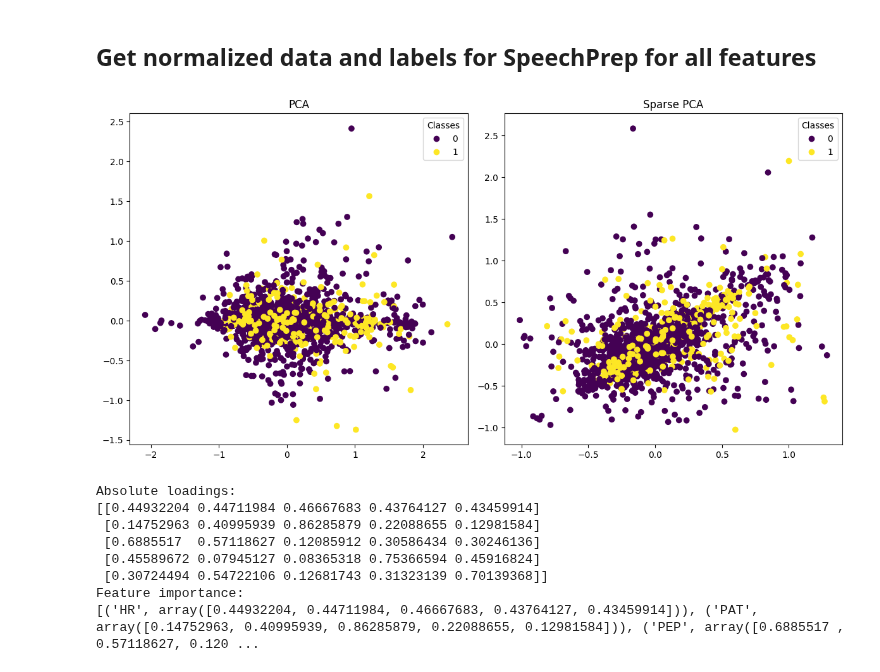
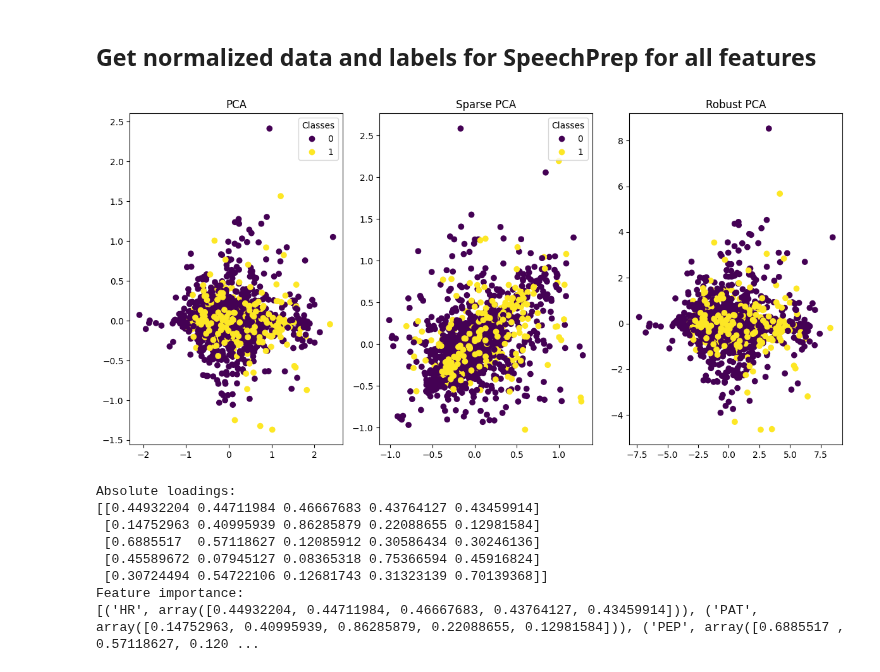
Before and after one commit to zhangster12/BMED-6517-Sp-24-Team-1, a Jupyter notebook: Clustering/mi_ht_cluster.ipynb, the cells around one changed output. Saved outputs shown, nothing was run; the diff lists cells and outputs as text; code cells hidden in the pictures.

```diff
--- a/Clustering/mi_ht_cluster.ipynb
+++ b/Clustering/mi_ht_cluster.ipynb
@@ -242,35 +244,49 @@ X_pca = pca.transform(X)
 # Perform SparsePCA
 spca = SparsePCA(n_components=5)
 spca.fit(X)
 X_spca = spca.transform(X)
 
 # Perform SparsePCA
 spca = SparsePCA(n_components=5)
 spca.fit(X)
 X_spca = spca.transform(X)
 
 # Create subplots
-fig, axes = plt.subplots(1, 2, figsize=(12, 6))
+fig, axes = plt.subplots(1, 3, figsize=(12, 6))
 
 # Plot PCA results
 scatter_pca = axes[0].scatter(X_pca[:, 0], X_pca[:, 1], c=y, label='PCA')
 axes[0].set_title('PCA')
 
 # Plot Sparse PCA results
 scatter_spca = axes[1].scatter(X_spca[:, 0], X_spca[:, 1], c=y, label='Sparse PCA')
 axes[1].set_title('Sparse PCA')
 
 # Add legend to both subplots
 legend_pca = axes[0].legend(*scatter_pca.legend_elements(), title='Classes')
 legend_spca = axes[1].legend(*scatter_spca.legend_elements(), title='Classes')
 
 # Combine legends
 #fig.legend([scatter_pca, scatter_spca], labels=['PCA', 'Sparse PCA'], loc='upper center', bbox_to_anchor=(0.5, 1.05), ncol=2)
 
+# Robust PCA
+from sklearn.preprocessing import RobustScaler
+
+scaler = RobustScaler()
+X_scaled = scaler.fit_transform(X)
+
+rpca = PCA(n_components=5)
+rpca.fit(X_scaled)
+X_rpca = rpca.transform(X_scaled)
+
+# Plot Sparse PCA results
+scatter_rpca = axes[2].scatter(X_rpca[:, 0], X_rpca[:, 1], c=y, label='Robust PCA')
+axes[2].set_title('Robust PCA')
+
 plt.tight_layout()
 plt.show()
 # %% [output]
-[figure, old version]
+[figure, new version]
 # %%
 # Plot PCA results
 #fig, axes = plt.subplots(1, 2, figsize=(16, 4))
```
Also changed, not shown: parts of 4 cells of this notebook.
